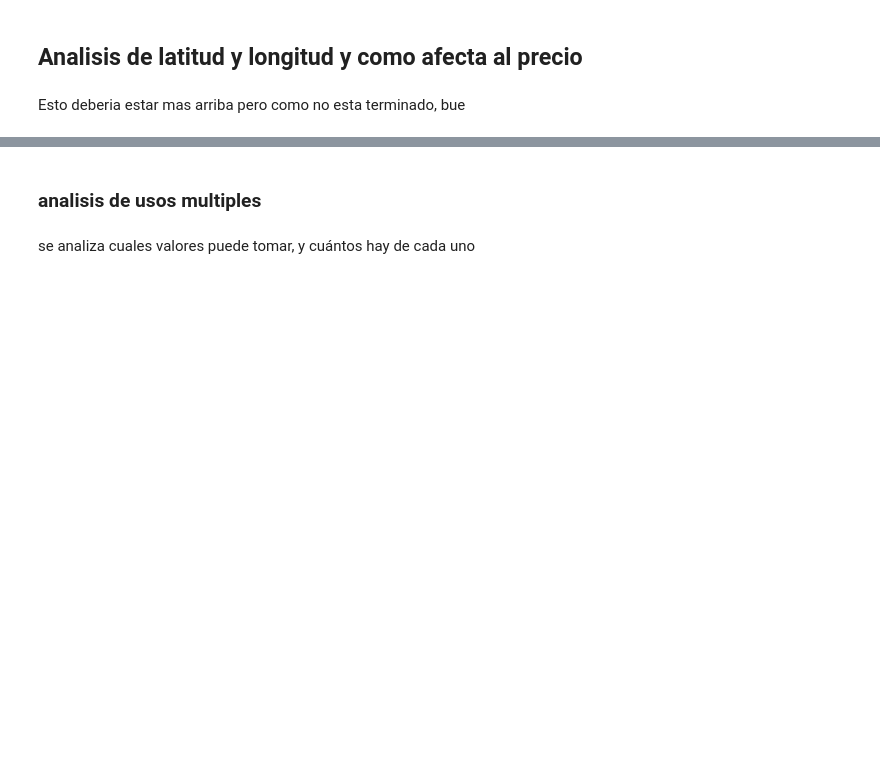
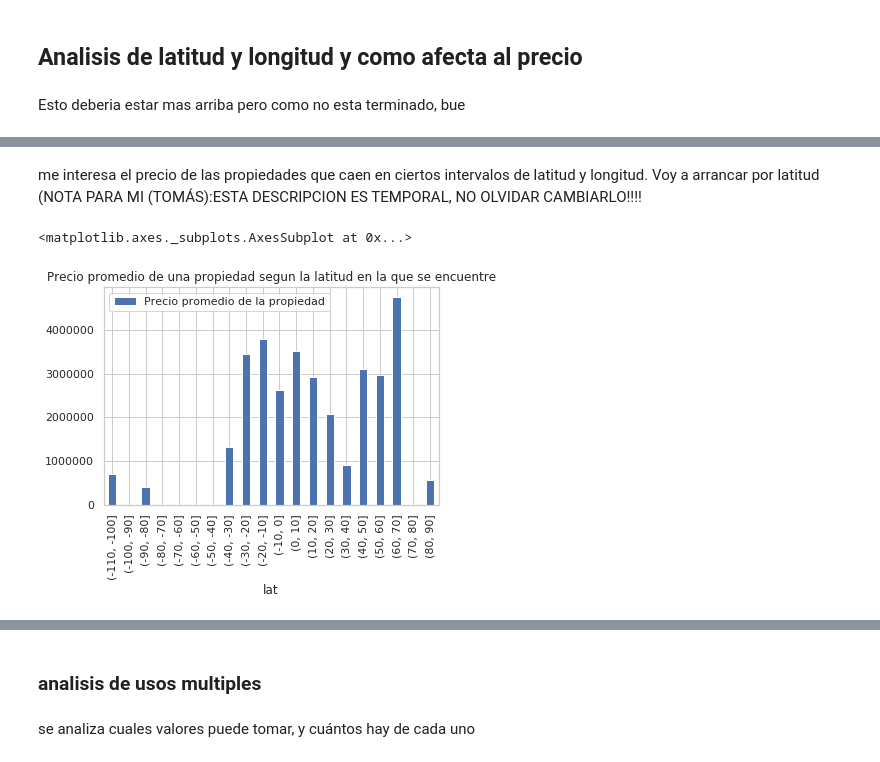
Before and after one commit to tomasSabao/TP1-OrganizacionDeDatos, a Jupyter notebook: 27-9 dario.ipynb, the cells around one changed output, grey strips where cells are left out. Saved outputs shown, nothing was run; the diff lists cells and outputs as text; code cells hidden in the pictures; blank space fills up the shorter version.

```diff
--- a/27-9 dario.ipynb
+++ b/27-9 dario.ipynb
@@ -1025,0 +853,17 @@ Esto deberia estar mas arriba pero como no esta terminado, bue
+# %% [markdown]
+me interesa el precio de las propiedades que caen en ciertos intervalos de latitud y longitud. Voy a arrancar por latitud
+(NOTA PARA MI (TOMÁS):ESTA DESCRIPCION ES TEMPORAL, NO OLVIDAR CAMBIARLO!!!!
+# %%
+#voy a tomar rangos 10 para los valores de latitud y longitud
+#consegui el precio promedio por latitud
+df_lat_precio_promedio=df.groupby(pd.cut(df["lat"],np.arange(-110,100,10))).agg({'precio':'mean'})
+
+#me quedaron nans en aquellos rangos donde no hay propiedades. Se decide reemplazar esos valores por cero
+df_lat_precio_promedio.fillna(0)
+#notemos que precio cero == no hay propiedades en ese rango de latitudes
+df_lat_precio_promedio.columns=['Precio promedio de la propiedad']
+#hagamos el gráfico
+df_lat_precio_promedio.plot(kind='bar',title='Precio promedio de una propiedad segun la latitud en la que se encuentre')
+# %% [output]
+<matplotlib.axes._subplots.AxesSubplot at 0x...>
+[figure, added]
```
Also changed, not shown: parts of 57 cells of this notebook.
